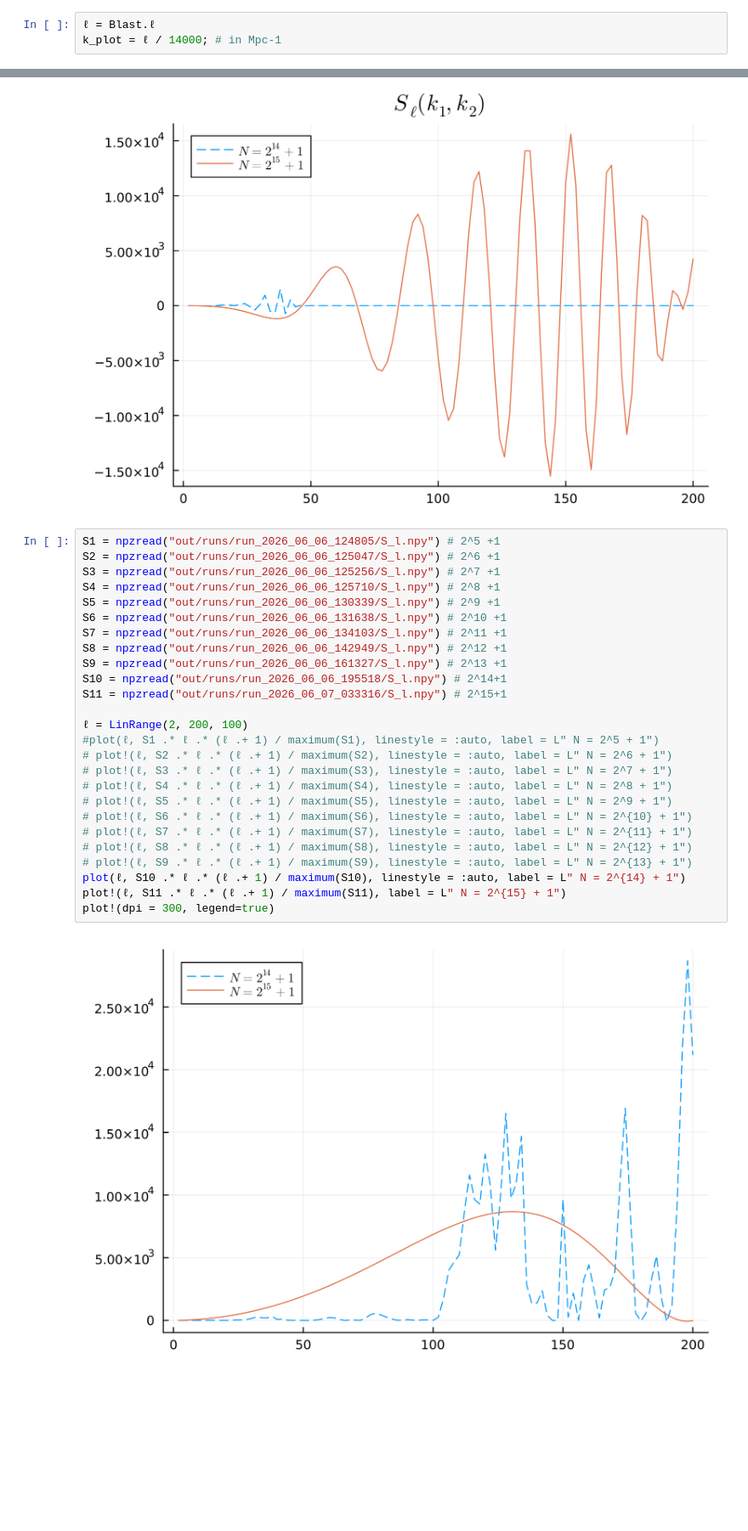
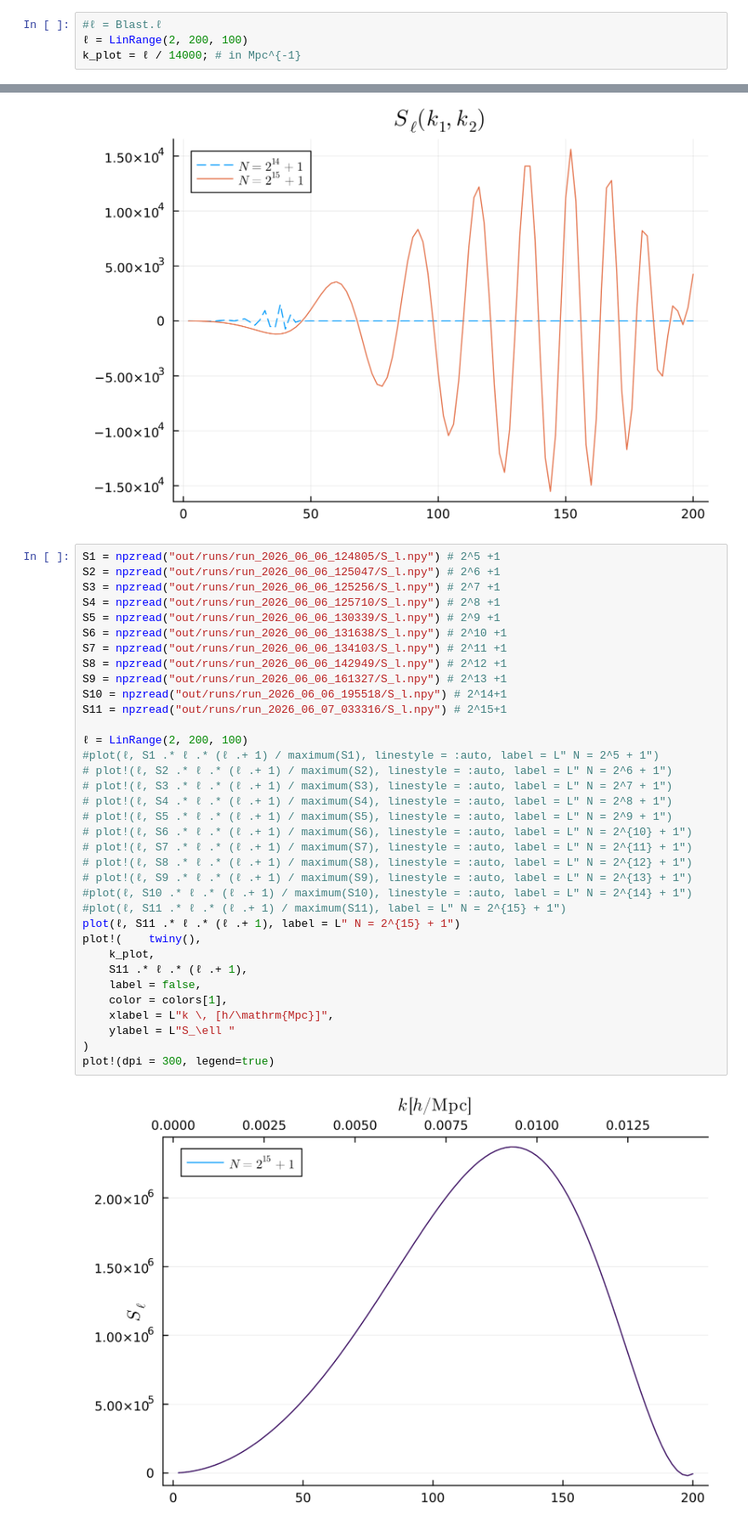
Before and after one commit to anvi-git/3D_Angular_Power_Spectrum, a Jupyter notebook: notebooks/comparisons.ipynb, the cells around one changed output, grey strips where cells are left out. Shown at 85% size. Drawn from its saved outputs; the diff is of its cells as text; blank space fills up the shorter version.

```diff
--- a/notebooks/comparisons.ipynb
+++ b/notebooks/comparisons.ipynb
@@ -42,8 +42,9 @@ using DataFrames
 using .Blast
 using .blast_tutorials;
 # %%
-ℓ = Blast.ℓ
-k_plot = ℓ / 14000; # in Mpc-1
+#ℓ = Blast.ℓ
+ℓ = LinRange(2, 200, 100)
+k_plot = ℓ / 14000; # in Mpc^{-1}
 # %%
 colors = palette(:viridis, 14)
 # %% [output]
@@ -90,28 +91,37 @@ plot!(dpi = 300, legend=true, title = L"S_{\ell}(k_1,k_2)")
 # %%
 S1 = npzread("out/runs/run_2026_06_06_124805/S_l.npy") # 2^5 +1
 S2 = npzread("out/runs/run_2026_06_06_125047/S_l.npy") # 2^6 +1
 S3 = npzread("out/runs/run_2026_06_06_125256/S_l.npy") # 2^7 +1
 S4 = npzread("out/runs/run_2026_06_06_125710/S_l.npy") # 2^8 +1
 S5 = npzread("out/runs/run_2026_06_06_130339/S_l.npy") # 2^9 +1
 S6 = npzread("out/runs/run_2026_06_06_131638/S_l.npy") # 2^10 +1
 S7 = npzread("out/runs/run_2026_06_06_134103/S_l.npy") # 2^11 +1
 S8 = npzread("out/runs/run_2026_06_06_142949/S_l.npy") # 2^12 +1
 S9 = npzread("out/runs/run_2026_06_06_161327/S_l.npy") # 2^13 +1
 S10 = npzread("out/runs/run_2026_06_06_195518/S_l.npy") # 2^14+1
 S11 = npzread("out/runs/run_2026_06_07_033316/S_l.npy") # 2^15+1
 
 ℓ = LinRange(2, 200, 100)
 #plot(ℓ, S1 .* ℓ .* (ℓ .+ 1) / maximum(S1), linestyle = :auto, label = L" N = 2^5 + 1")
 # plot!(ℓ, S2 .* ℓ .* (ℓ .+ 1) / maximum(S2), linestyle = :auto, label = L" N = 2^6 + 1")
 # plot!(ℓ, S3 .* ℓ .* (ℓ .+ 1) / maximum(S3), linestyle = :auto, label = L" N = 2^7 + 1")
 # plot!(ℓ, S4 .* ℓ .* (ℓ .+ 1) / maximum(S4), linestyle = :auto, label = L" N = 2^8 + 1")
 # plot!(ℓ, S5 .* ℓ .* (ℓ .+ 1) / maximum(S5), linestyle = :auto, label = L" N = 2^9 + 1")
 # plot!(ℓ, S6 .* ℓ .* (ℓ .+ 1) / maximum(S6), linestyle = :auto, label = L" N = 2^{10} + 1")
 # plot!(ℓ, S7 .* ℓ .* (ℓ .+ 1) / maximum(S7), linestyle = :auto, label = L" N = 2^{11} + 1")
 # plot!(ℓ, S8 .* ℓ .* (ℓ .+ 1) / maximum(S8), linestyle = :auto, label = L" N = 2^{12} + 1")
 # plot!(ℓ, S9 .* ℓ .* (ℓ .+ 1) / maximum(S9), linestyle = :auto, label = L" N = 2^{13} + 1")
-plot(ℓ, S10 .* ℓ .* (ℓ .+ 1) / maximum(S10), linestyle = :auto, label = L" N = 2^{14} + 1")
-plot!(ℓ, S11 .* ℓ .* (ℓ .+ 1) / maximum(S11), label = L" N = 2^{15} + 1")
+#plot(ℓ, S10 .* ℓ .* (ℓ .+ 1) / maximum(S10), linestyle = :auto, label = L" N = 2^{14} + 1")
+#plot(ℓ, S11 .* ℓ .* (ℓ .+ 1) / maximum(S11), label = L" N = 2^{15} + 1")
+plot(ℓ, S11 .* ℓ .* (ℓ .+ 1), label = L" N = 2^{15} + 1")
+plot!(    twiny(),
+    k_plot,
+    S11 .* ℓ .* (ℓ .+ 1),
+    label = false,
+    color = colors[1],
+    xlabel = L"k \, [h/\mathrm{Mpc}]",
+    ylabel = L"S_\ell "
+)
 plot!(dpi = 300, legend=true)
 # %% [output]
-[figure, old version]
+[figure, new version]
```
Also changed, not shown: parts of 1 cell of this notebook, 3 other files.
